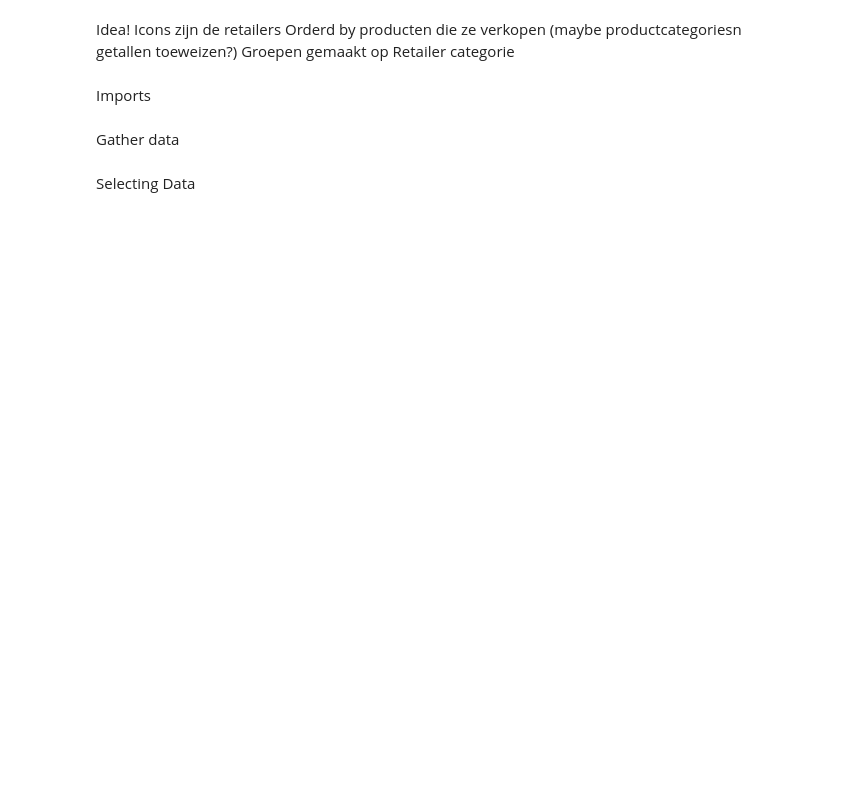
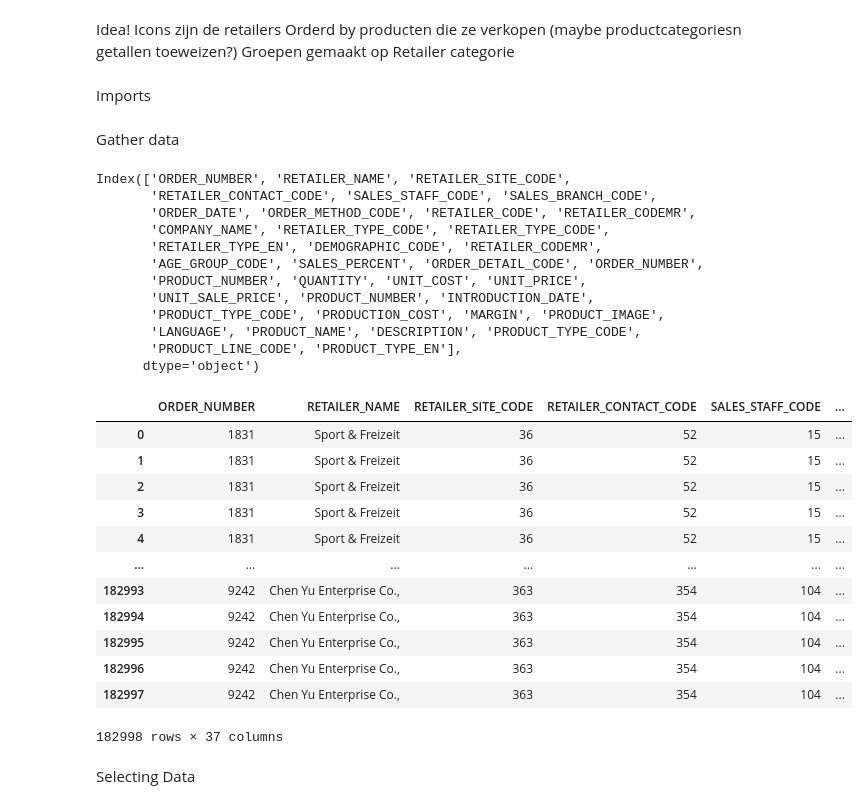
Before and after one commit to Justwouter/DEDS-Week-10, a Jupyter notebook: Examples/Cluster/Cluster.ipynb, the cells around one changed output. Saved outputs shown, nothing was run; the diff lists cells and outputs as text; code cells hidden in the pictures; blank space fills up the shorter version.

Commit message:
Retailer type vergelijking

```diff
--- a/Examples/Cluster/Cluster.ipynb
+++ b/Examples/Cluster/Cluster.ipynb
@@ -28,35 +28,62 @@ def getDbAsDF(conn: sqlite3.Connection, sql: str):
     formatted_data = {}
 
     for i in range(len(columns)):
         dataList = []
         for j in data:
             dataList.append(j[i])
         formatted_data[columns[i]] = dataList
 
     df = pd.DataFrame(data=formatted_data, columns=columns)
     return df
 
 
 # Connect to SQLite database
 connection = sqlite3.connect(r'..\..\Data\merged.sqlite')
 
 SQL = r"""
 SELECT *
 FROM order_header as OH
-INNER JOIN retailer as RT ON OH.RETAILER_NAME = RT.COMPANY_NAME
-INNER JOIN sales_demographic as SD on RT.RETAILER_CODEMR = SD.RETAILER_CODEMR
+INNER JOIN retailer as R ON OH.RETAILER_NAME = R.COMPANY_NAME
+INNER JOIN retailer_type as RT ON R.RETAILER_TYPE_CODE = RT.RETAILER_TYPE_CODE
+INNER JOIN sales_demographic as SD ON R.RETAILER_CODEMR = SD.RETAILER_CODEMR
 INNER JOIN order_details as OD ON OH.ORDER_NUMBER = OD.ORDER_NUMBER
 INNER JOIN product as P ON P.PRODUCT_NUMBER = OD.PRODUCT_NUMBER
 INNER JOIN product_type as PT ON PT.PRODUCT_TYPE_CODE = P.PRODUCT_TYPE_CODE
 """
 
 DF = getDbAsDF(connection, SQL)
 print(DF.columns)
 
 DF[["UNIT_PRICE"]] = DF[["UNIT_PRICE"]].astype(float)
 DF[["QUANTITY"]] = DF[["QUANTITY"]].astype(int)
 DF[["PRODUCTION_COST"]] = DF[["PRODUCTION_COST"]].astype(float)
 DF
+# %% [output]
+Index(['ORDER_NUMBER', 'RETAILER_NAME', 'RETAILER_SITE_CODE',
+       'RETAILER_CONTACT_CODE', 'SALES_STAFF_CODE', 'SALES_BRANCH_CODE',
+       'ORDER_DATE', 'ORDER_METHOD_CODE', 'RETAILER_CODE', 'RETAILER_CODEMR',
+       'COMPANY_NAME', 'RETAILER_TYPE_CODE', 'RETAILER_TYPE_CODE',
+       'RETAILER_TYPE_EN', 'DEMOGRAPHIC_CODE', 'RETAILER_CODEMR',
+       'AGE_GROUP_CODE', 'SALES_PERCENT', 'ORDER_DETAIL_CODE', 'ORDER_NUMBER',
+       'PRODUCT_NUMBER', 'QUANTITY', 'UNIT_COST', 'UNIT_PRICE',
+       'UNIT_SALE_PRICE', 'PRODUCT_NUMBER', 'INTRODUCTION_DATE',
+       'PRODUCT_TYPE_CODE', 'PRODUCTION_COST', 'MARGIN', 'PRODUCT_IMAGE',
+       'LANGUAGE', 'PRODUCT_NAME', 'DESCRIPTION', 'PRODUCT_TYPE_CODE',
+       'PRODUCT_LINE_CODE', 'PRODUCT_TYPE_EN'],
+      dtype='object')
+|  | ORDER_NUMBER | RETAILER_NAME | RETAILER_SITE_CODE | RETAILER_CONTACT_CODE | SALES_STAFF_CODE | ... |
+| 0 | 1831 | Sport & Freizeit | 36 | 52 | 15 | ... |
+| 1 | 1831 | Sport & Freizeit | 36 | 52 | 15 | ... |
+| 2 | 1831 | Sport & Freizeit | 36 | 52 | 15 | ... |
+| 3 | 1831 | Sport & Freizeit | 36 | 52 | 15 | ... |
+| 4 | 1831 | Sport & Freizeit | 36 | 52 | 15 | ... |
+| ... | ... | ... | ... | ... | ... | ... |
+| 182993 | 9242 | Chen Yu Enterprise Co., | 363 | 354 | 104 | ... |
+| 182994 | 9242 | Chen Yu Enterprise Co., | 363 | 354 | 104 | ... |
+| 182995 | 9242 | Chen Yu Enterprise Co., | 363 | 354 | 104 | ... |
+| 182996 | 9242 | Chen Yu Enterprise Co., | 363 | 354 | 104 | ... |
+| 182997 | 9242 | Chen Yu Enterprise Co., | 363 | 354 | 104 | ... |
+182998 rows × 37 columns
 # %% [markdown]
 Selecting Data
 # %%
```
Also changed, not shown: parts of 5 cells of this notebook.
